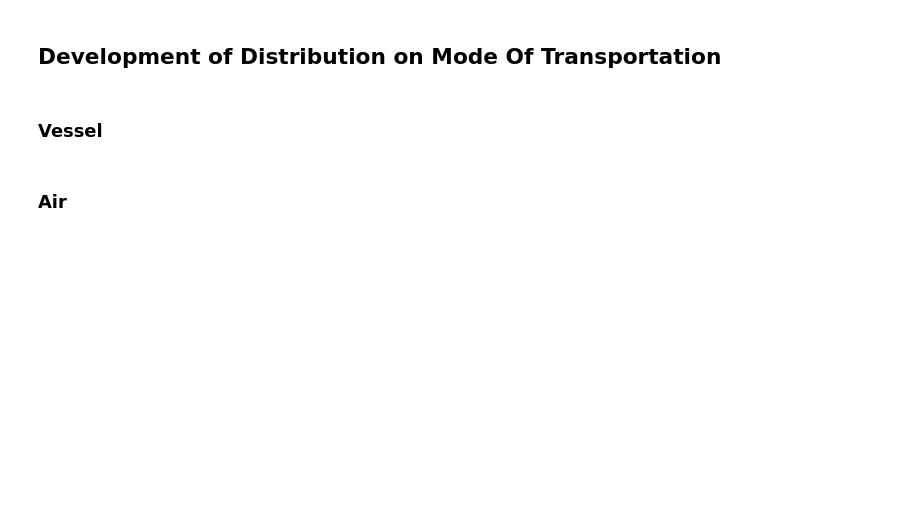
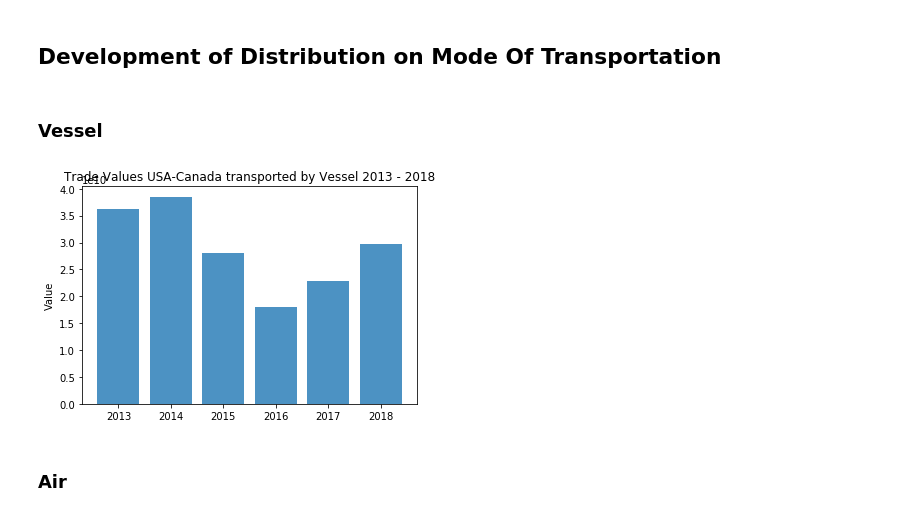
Before and after one commit to BlkPingu/FrightDataAnalysis, a Jupyter notebook: henni/DisagmotValuesByYear-CA.ipynb, the cells around one changed output. Cells and saved outputs as stored; diff of their text form; code cells hidden in the pictures; blank space fills up the shorter version.

```diff
--- a/henni/DisagmotValuesByYear-CA.ipynb
+++ b/henni/DisagmotValuesByYear-CA.ipynb
@@ -46,8 +46,8 @@ def plot(result, trade, year):
 def sum_exp_imp(exp, imp):
     result = []
 
-    for i in export:
-        result.append(exp[i]+ imp[i])
+    for e,i in zip(exp,imp):
+        result.append(e+i)
 
     return result
 # %% [markdown]
@@ -237,7 +273,9 @@ def plot_overview(result, mode):
 # %%
 vessel = disagmot_overview(0)
 # %%
-plot(vessel, "Vessel")
+plot_overview(vessel, "Vessel")
+# %% [output]
+[figure, added]
 # %% [markdown]
 ### Air
 # %%
```
Also changed, not shown: parts of 24 cells of this notebook, 2 other files.
